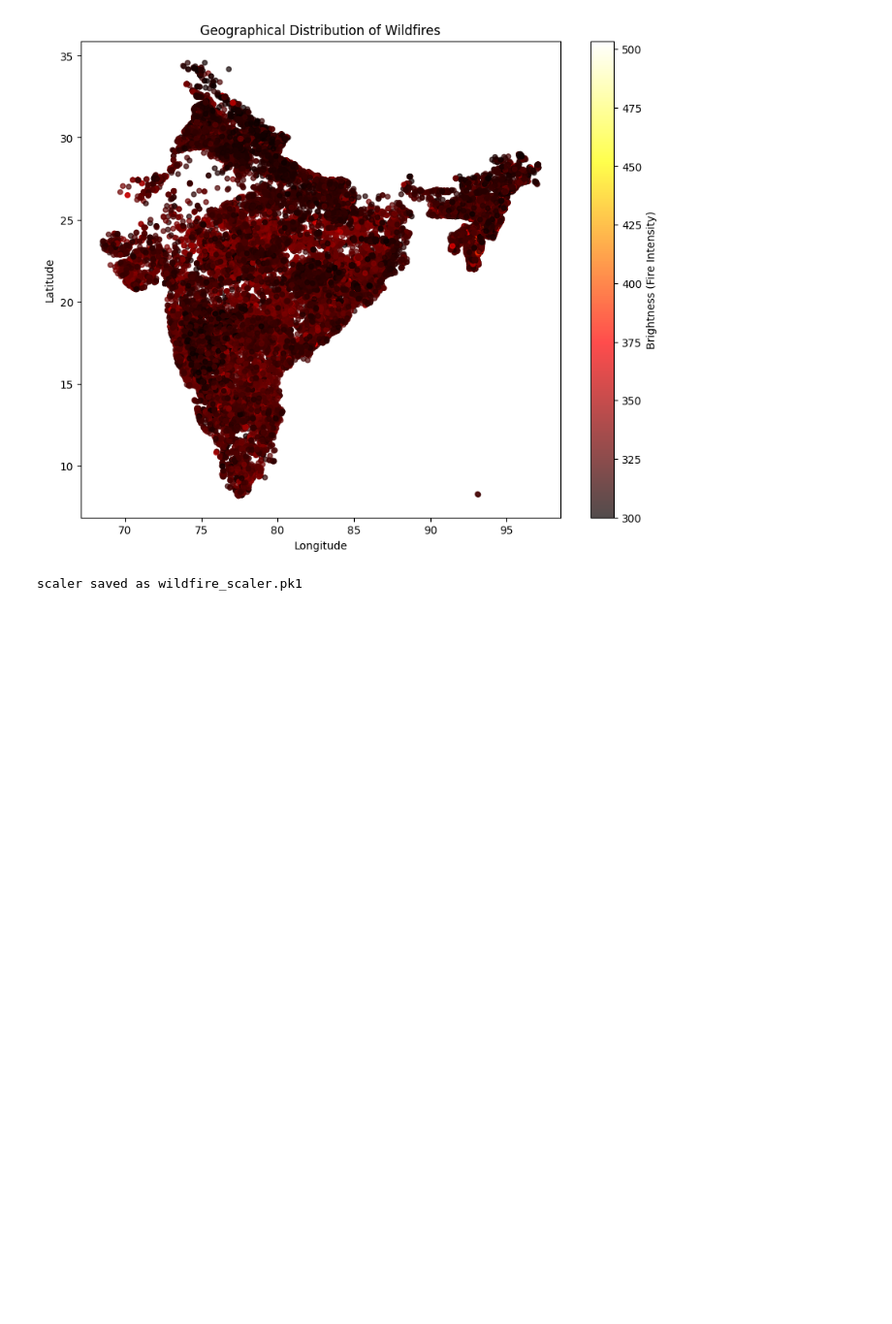
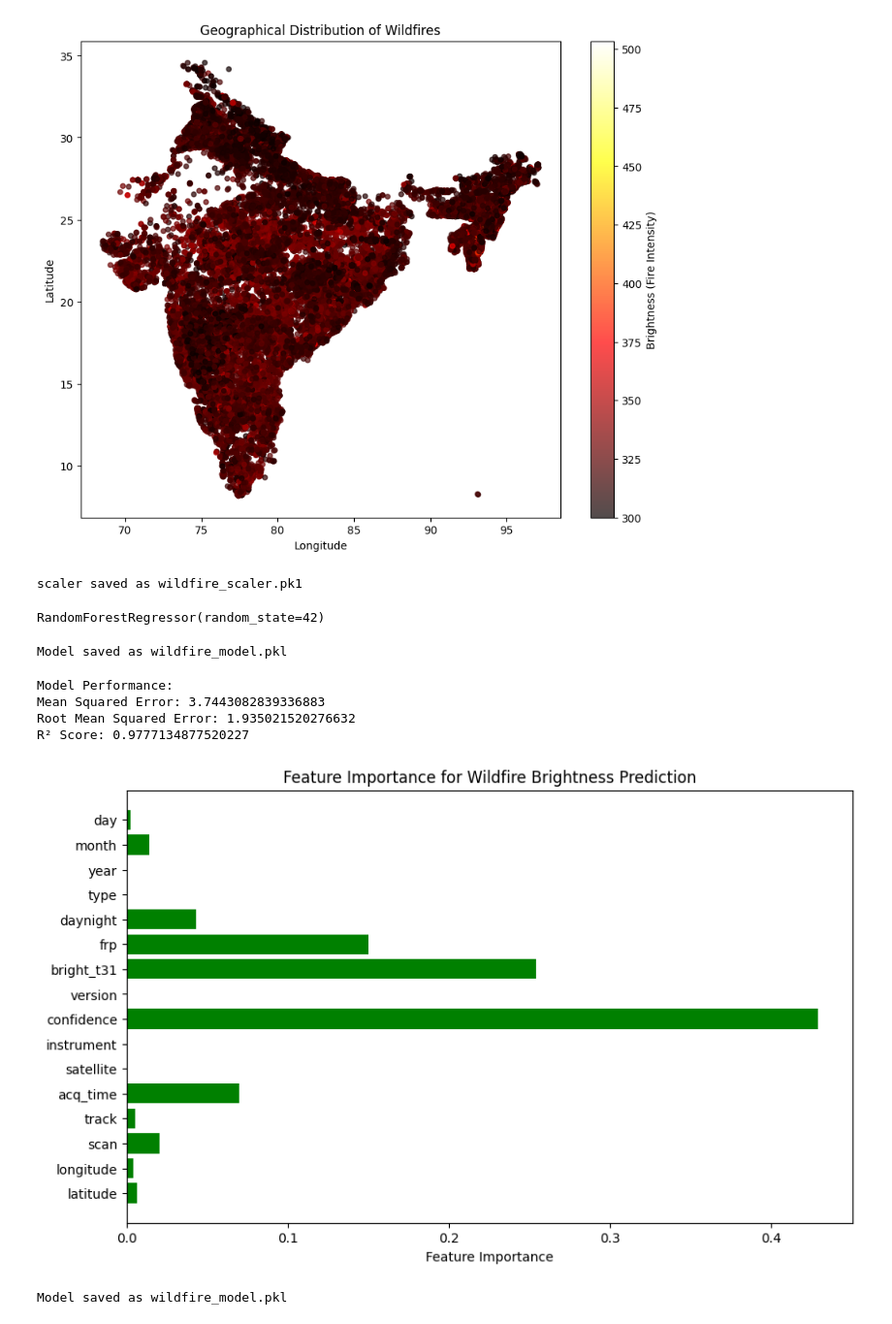
Before and after one commit to Komal283/Enter-Week-1, a Jupyter notebook: WildfireDetection.ipynb, the cells around one changed output. Shown at 97% size. Cells and saved outputs as stored; diff of their text form; code cells hidden in the pictures; blank space fills up the shorter version.

```diff
--- a/WildfireDetection.ipynb
+++ b/WildfireDetection.ipynb
@@ -181,3 +177,16 @@ plt.show()
+# %%
+if "acq_date" in df.columns:
+    df["acq_date"] = pd.to_datetime(df["acq_date"], errors="coerce")
+    df["year"] = df["acq_date"].dt.year
+    df["month"] = df["acq_date"].dt.month
+    df["day"] = df["acq_date"].dt.day
+    df = df.drop("acq_date", axis=1)
+# %%
+# Encode categorical columns
+le = LabelEncoder()
+categorical_cols = df.select_dtypes(include=["object"]).columns.tolist()
+for col in categorical_cols:
+    df[col] = le.fit_transform(df[col])
 # %%
 ##Geographical Scattered Plot
 plt.figure(figsize=(10,8))
@@ -226,0 +239,48 @@ scaler saved as wildfire_scaler.pk1
+# %%
+rf_model = RandomForestRegressor(n_estimators=100, random_state=42)
+# %%
+rf_model.fit(X_train, y_train)
+# %% [output]
+RandomForestRegressor(random_state=42)
+# %%
+# Save trained model
+joblib.dump(rf_model, "wildfire_model.pkl")
+print("Model saved as wildfire_model.pkl")
+# %% [output]
+Model saved as wildfire_model.pkl
+# %%
+y_pred = rf_model.predict(X_test)
+
+# Evaluation metrics
+mse = mean_squared_error(y_test, y_pred)
+rmse = mse ** 0.5
+r2 = r2_score(y_test, y_pred)
+
+print("Model Performance:")
+print("Mean Squared Error:", mse)
+print("Root Mean Squared Error:", rmse)
+print("R² Score:", r2)
+# %% [output]
+Model Performance:
+Mean Squared Error: 3.7443082839336883
+Root Mean Squared Error: 1.935021520276632
+R² Score: 0.9777134877520227
+# %%
+import matplotlib.pyplot as plt
+
+importances = rf_model.feature_importances_
+feature_names = X_train.columns
+
+plt.figure(figsize=(10,6))
+plt.barh(feature_names, importances, color="green")
+plt.xlabel("Feature Importance")
+plt.title("Feature Importance for Wildfire Brightness Prediction")
+plt.show()
+# %% [output]
+[figure, added]
+# %%
+# Save trained model
+joblib.dump(rf_model, "wildfire_model.pkl")
+print("Model saved as wildfire_model.pkl")
+# %% [output]
+Model saved as wildfire_model.pkl
```
Also changed, not shown: parts of 7 cells of this notebook, 1 other file.
